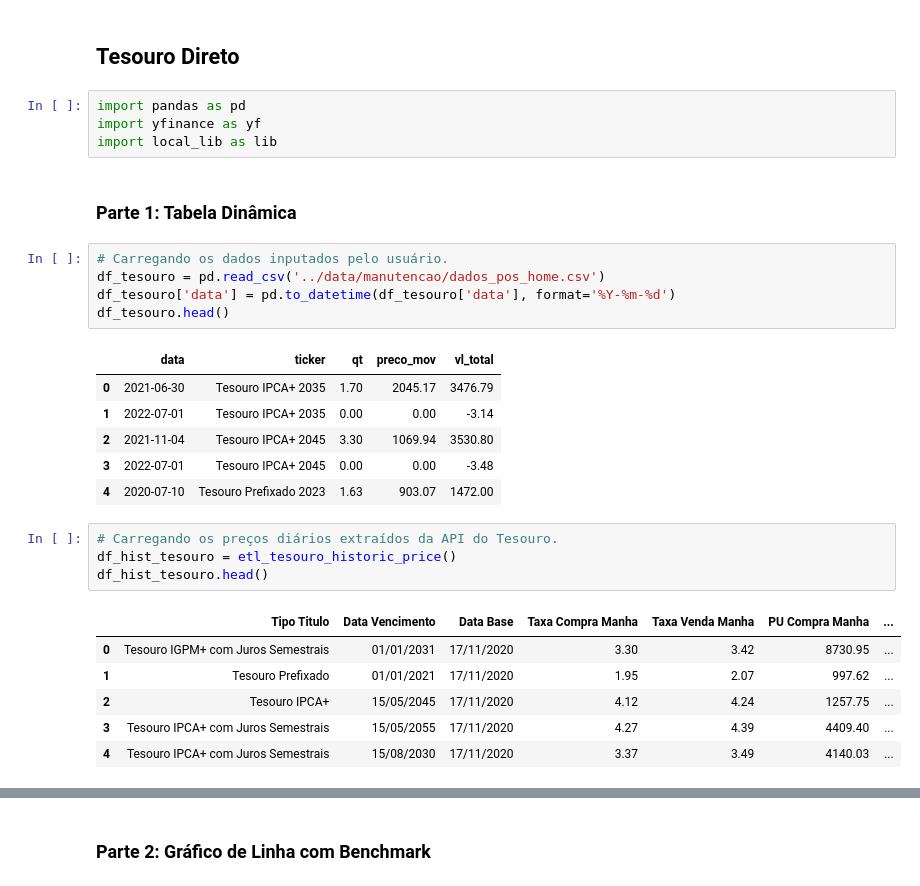
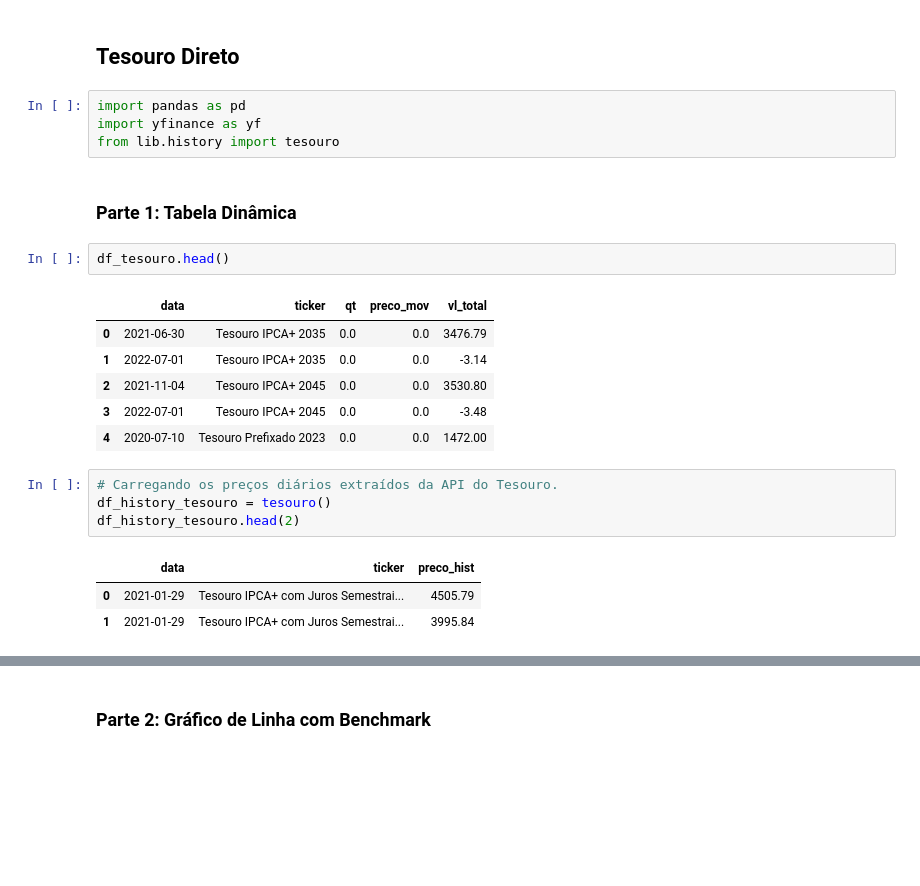
Before and after one commit to rknagao/b3-report, a Jupyter notebook: src/manutencao.ipynb, the cells around one changed output, grey strips where cells are left out. Saved outputs shown, nothing was run; the diff lists cells and outputs as text; blank space fills up the shorter version.

```diff
--- a/src/manutencao.ipynb
+++ b/src/manutencao.ipynb
@@ -296,29 +168,23 @@ a
 # %%
 import pandas as pd
 import yfinance as yf
-import local_lib as lib
+from lib.history import tesouro
 # %% [markdown]
 ### Parte 1: Tabela Dinâmica
-# %%
-# Carregando os dados inputados pelo usuário.
-df_tesouro = pd.read_csv('../data/manutencao/dados_pos_home.csv')
-df_tesouro['data'] = pd.to_datetime(df_tesouro['data'], format='%Y-%m-%d')
-df_tesouro.head()
-# %% [output]
-|  | data | ticker | qt | preco_mov | vl_total |
-| 0 | 2021-06-30 | Tesouro IPCA+ 2035 | 1.70 | 2045.17 | 3476.79 |
-| 1 | 2022-07-01 | Tesouro IPCA+ 2035 | 0.00 | 0.00 | -3.14 |
-| 2 | 2021-11-04 | Tesouro IPCA+ 2045 | 3.30 | 1069.94 | 3530.80 |
-| 3 | 2022-07-01 | Tesouro IPCA+ 2045 | 0.00 | 0.00 | -3.48 |
-| 4 | 2020-07-10 | Tesouro Prefixado 2023 | 1.63 | 903.07 | 1472.00 |
+# %%
+df_tesouro.head()
+# %% [output]
+|  | data | ticker | qt | preco_mov | vl_total |
+| 0 | 2021-06-30 | Tesouro IPCA+ 2035 | 0.0 | 0.0 | 3476.79 |
+| 1 | 2022-07-01 | Tesouro IPCA+ 2035 | 0.0 | 0.0 | -3.14 |
+| 2 | 2021-11-04 | Tesouro IPCA+ 2045 | 0.0 | 0.0 | 3530.80 |
+| 3 | 2022-07-01 | Tesouro IPCA+ 2045 | 0.0 | 0.0 | -3.48 |
+| 4 | 2020-07-10 | Tesouro Prefixado 2023 | 0.0 | 0.0 | 1472.00 |
 # %%
 # Carregando os preços diários extraídos da API do Tesouro.
-df_hist_tesouro = etl_tesouro_historic_price()
-df_hist_tesouro.head()
+df_history_tesouro = tesouro()
+df_history_tesouro.head(2)
 # %% [output]
-|  | Tipo Titulo | Data Vencimento | Data Base | Taxa Compra Manha | Taxa Venda Manha | PU Compra Manha | ... |
-| 0 | Tesouro IGPM+ com Juros Semestrais | 01/01/2031 | 17/11/2020 | 3.30 | 3.42 | 8730.95 | ... |
-| 1 | Tesouro Prefixado | 01/01/2021 | 17/11/2020 | 1.95 | 2.07 | 997.62 | ... |
-| 2 | Tesouro IPCA+ | 15/05/2045 | 17/11/2020 | 4.12 | 4.24 | 1257.75 | ... |
-| 3 | Tesouro IPCA+ com Juros Semestrais | 15/05/2055 | 17/11/2020 | 4.27 | 4.39 | 4409.40 | ... |
-| 4 | Tesouro IPCA+ com Juros Semestrais | 15/08/2030 | 17/11/2020 | 3.37 | 3.49 | 4140.03 | ... |
+|  | data | ticker | preco_hist |
+| 0 | 2021-01-29 | Tesouro IPCA+ com Juros Semestrai... | 4505.79 |
+| 1 | 2021-01-29 | Tesouro IPCA+ com Juros Semestrai... | 3995.84 |
```
Also changed, not shown: parts of 38 cells of this notebook, 5 other files.
